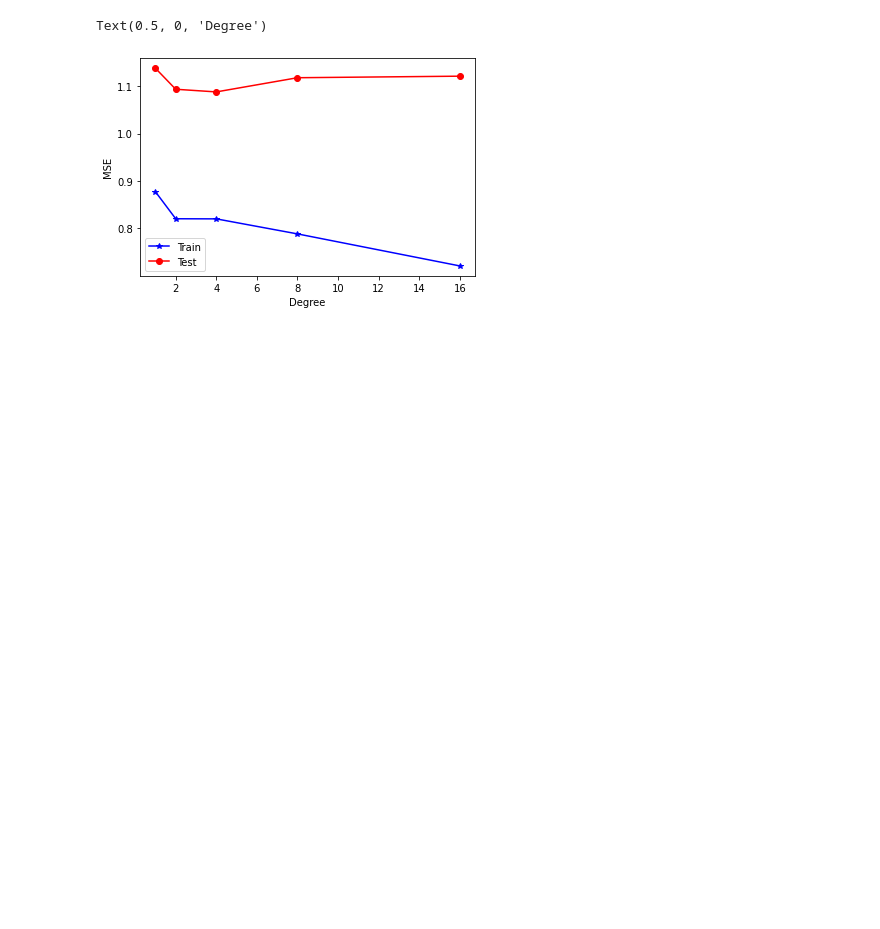
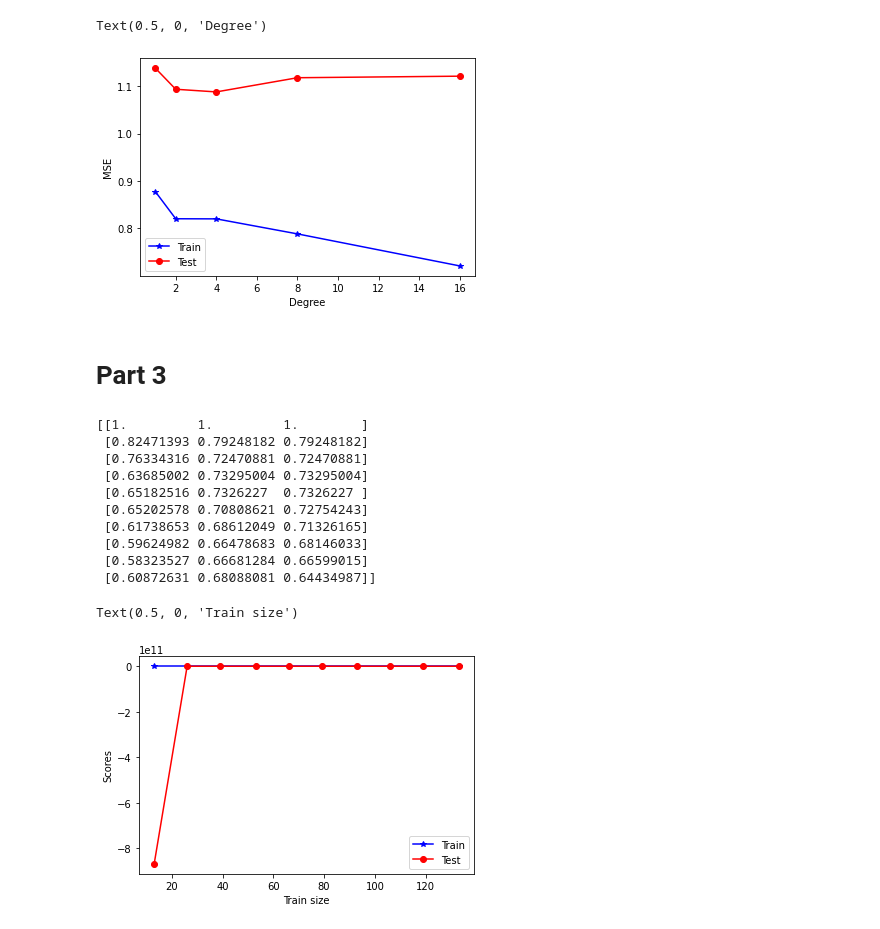
Before and after one commit to atefehhaji/HW, a Jupyter notebook: Atefeh_ML_T2.ipynb, the cells around one changed output. Saved outputs shown, nothing was run; the diff lists cells and outputs as text; code cells hidden in the pictures; blank space fills up the shorter version.

```diff
--- a/Atefeh_ML_T2.ipynb
+++ b/Atefeh_ML_T2.ipynb
@@ -208,3 +208,28 @@ plt.xlabel('Degree')
 # %% [output]
 Text(0.5, 0, 'Degree')
 [figure]
+# %% [markdown]
+# **Part 3**
+# %%
+cv = KFold(n_splits=3)
+train_sizes, train_scores, test_scores = learning_curve(lr_model,  poly_features.fit_transform(x), y, cv=cv, train_sizes=np.linspace(.1, 1.0, 10), verbose=0)
+
+print(train_scores)
+plt.plot(train_sizes, train_scores.mean(axis=1), 'b*-', label = 'Train')
+plt.plot(train_sizes, test_scores.mean(axis=1), 'ro-', label = 'Test')
+plt.legend()
+plt.ylabel('Scores')
+plt.xlabel('Train size')
+# %% [output]
+[[1.         1.         1.        ]
+ [0.82471393 0.79248182 0.79248182]
+ [0.76334316 0.72470881 0.72470881]
+ [0.63685002 0.73295004 0.73295004]
+ [0.65182516 0.7326227  0.7326227 ]
+ [0.65202578 0.70808621 0.72754243]
+ [0.61738653 0.68612049 0.71326165]
+ [0.59624982 0.66478683 0.68146033]
+ [0.58323527 0.66681284 0.66599015]
+ [0.60872631 0.68088081 0.64434987]]
+Text(0.5, 0, 'Train size')
+[figure, added]
```
Also changed, not shown: parts of 2 cells of this notebook.
